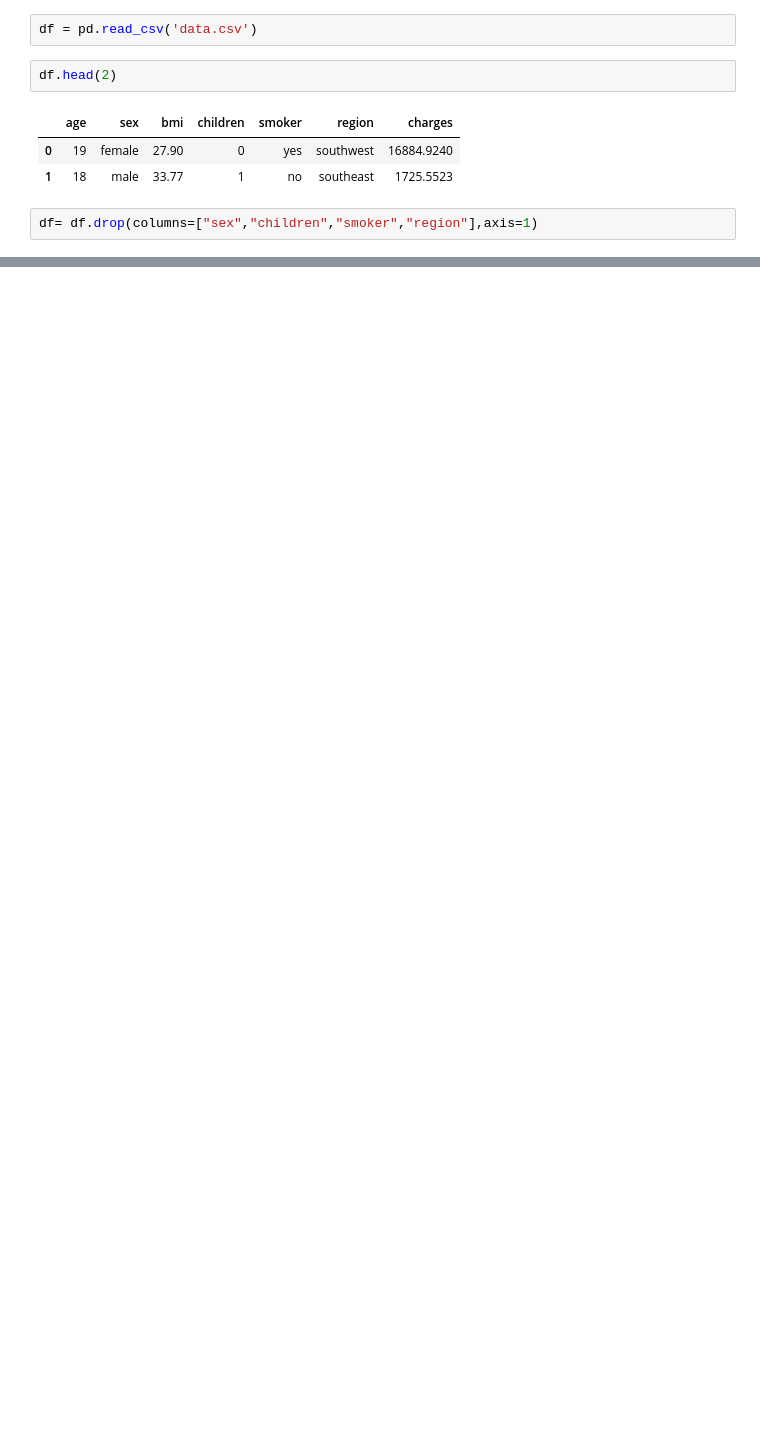
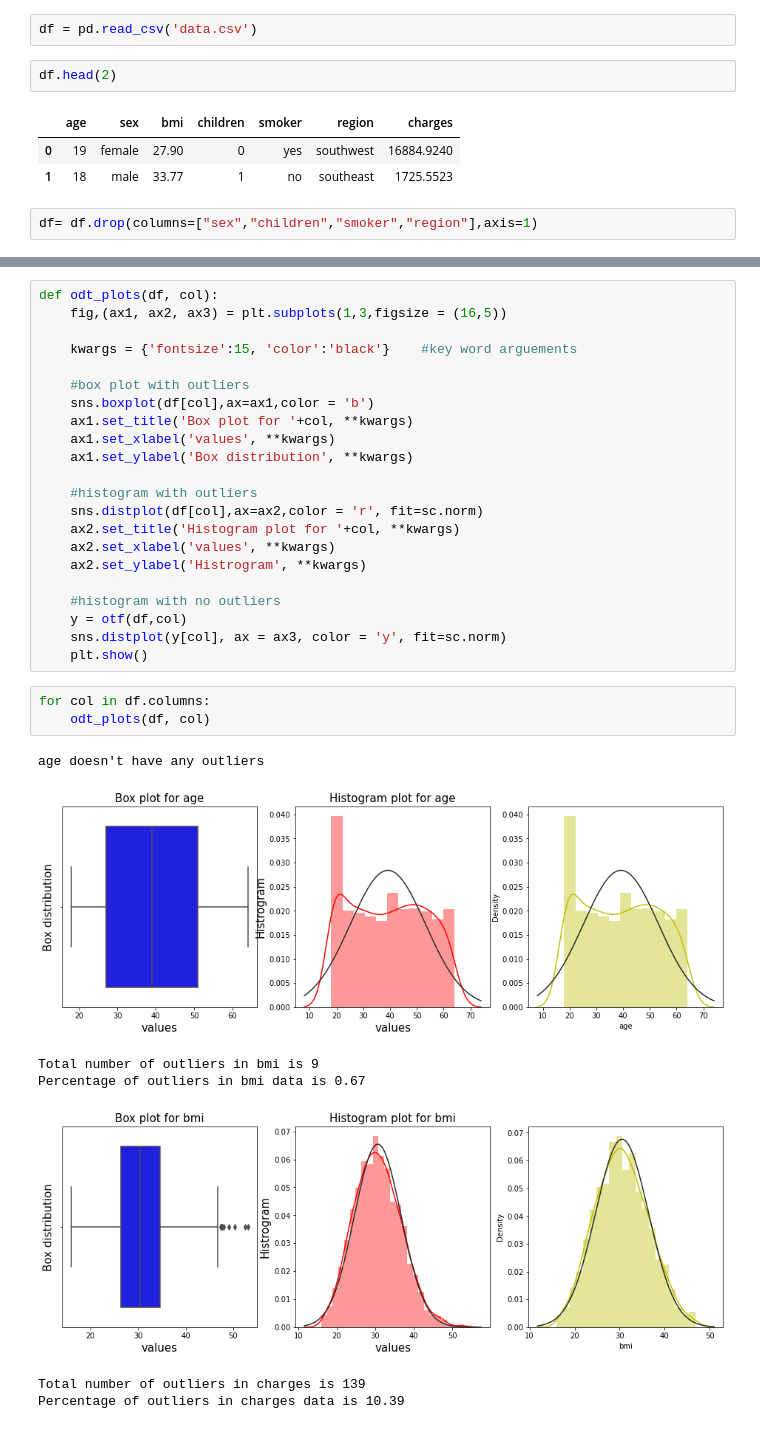
Before and after one commit to sunilkonatham/basicPythonForDataScience, a Jupyter notebook: Custom Summary.ipynb, the cells around one changed output, grey strips where cells are left out. Saved outputs shown, nothing was run; the diff lists cells and outputs as text; blank space fills up the shorter version.

```diff
--- a/Custom Summary.ipynb
+++ b/Custom Summary.ipynb
@@ -44,0 +118,33 @@ custom_summary(df)
+# %%
+def odt_plots(df, col):
+    fig,(ax1, ax2, ax3) = plt.subplots(1,3,figsize = (16,5))
+
+    kwargs = {'fontsize':15, 'color':'black'}    #key word arguements
+
+    #box plot with outliers
+    sns.boxplot(df[col],ax=ax1,color = 'b')
+    ax1.set_title('Box plot for '+col, **kwargs)
+    ax1.set_xlabel('values', **kwargs)
+    ax1.set_ylabel('Box distribution', **kwargs)
+
+    #histogram with outliers
+    sns.distplot(df[col],ax=ax2,color = 'r', fit=sc.norm)
+    ax2.set_title('Histogram plot for '+col, **kwargs)
+    ax2.set_xlabel('values', **kwargs)
+    ax2.set_ylabel('Histrogram', **kwargs)
+
+    #histogram with no outliers
+    y = otf(df,col)
+    sns.distplot(y[col], ax = ax3, color = 'y', fit=sc.norm)
+    plt.show()
+# %%
+for col in df.columns:
+    odt_plots(df, col)
+# %% [output]
+age doesn't have any outliers
+[figure, added]
+Total number of outliers in bmi is 9
+Percentage of outliers in bmi data is 0.67
+[figure, added]
+Total number of outliers in charges is 139
+Percentage of outliers in charges data is 10.39
```
Also changed, not shown: parts of 5 cells of this notebook, 4 other files.
